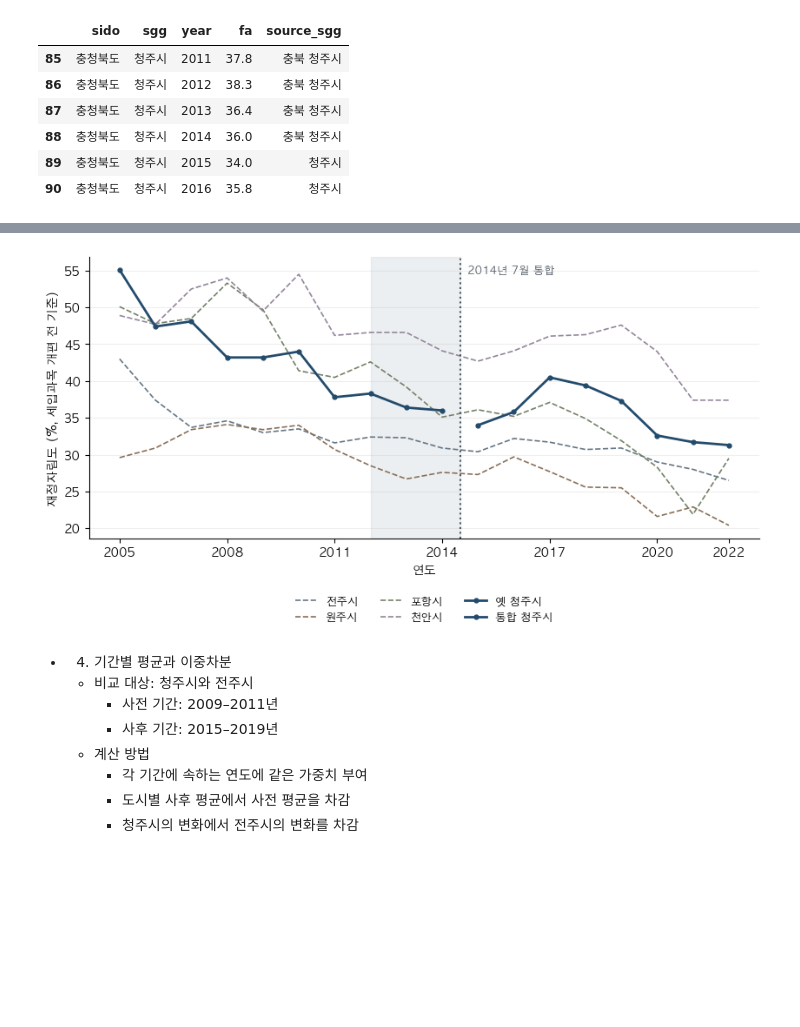
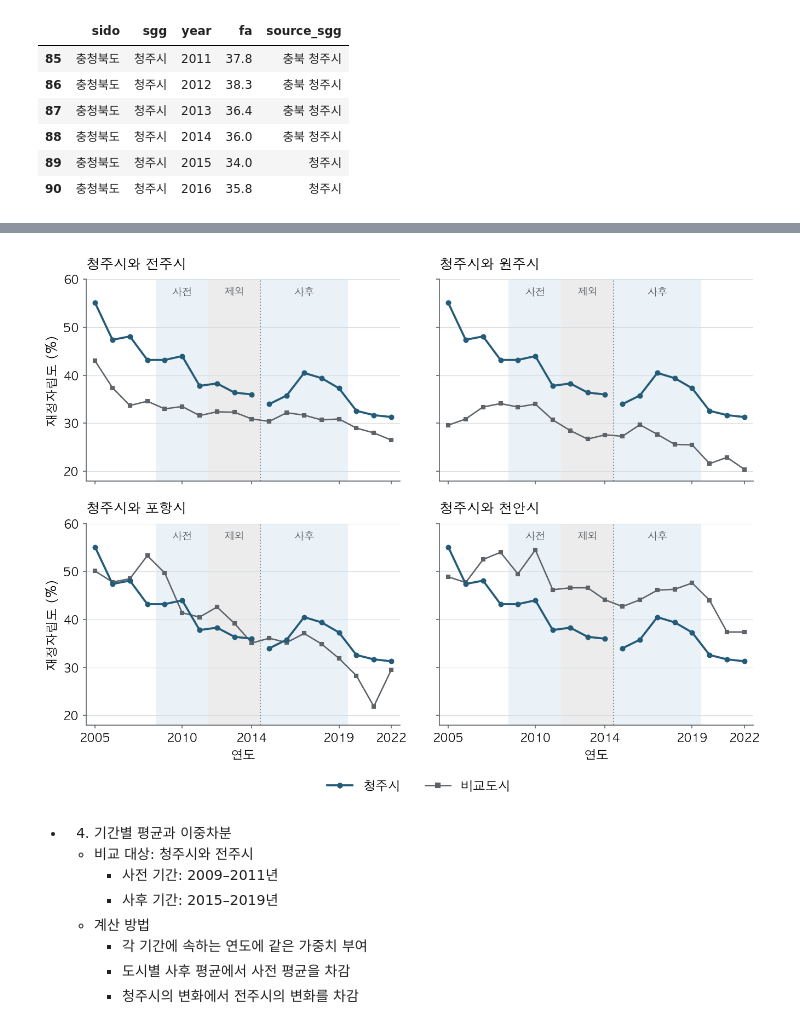
Before and after one commit to hyuntaechoi634/policy-evaluation-ch07-code, a Jupyter notebook: cheongju_did.ipynb, the cells around one changed output, grey strips where cells are left out. Saved outputs shown, nothing was run; the diff lists cells and outputs as text; code cells hidden in the pictures; blank space fills up the shorter version.

Commit message:
Clarify trend comparisons and analysis periods

```diff
--- a/cheongju_did.ipynb
+++ b/cheongju_did.ipynb
@@ -112,45 +114,72 @@ df[df["sgg"].eq("청주시") & df["year"].between(2011, 2016)]
 # %%
-def plot_trends(df, treated, controls):
+def plot_trends(df, treated, controls, out=None):
     available = {f.name for f in font_manager.fontManager.ttflist}
     for font in ["AppleGothic", "Malgun Gothic", "NanumGothic",
                  "Noto Sans CJK KR"]:
         if font in available:
             mpl.rcParams["font.family"] = font
             break
     mpl.rcParams["axes.unicode_minus"] = False
+    mpl.rcParams["pdf.fonttype"] = 42
     keep = df[df["sgg"].isin([treated] + controls)
               & df["year"].between(2005, 2022)]
-    fig, ax = plt.subplots(figsize=(8.5, 4.6))
-    colors = ["#657785", "#8a7059", "#738268", "#92869c"]
-    for city, color in zip(controls, colors):
+    fig, axes = plt.subplots(2, 2, figsize=(9, 6.8),
+                             sharex=True, sharey=True)
+    blue, gray = "#245b78", "#5d6368"
+    for ax, city in zip(axes.flat, controls):
+        # Integer x values represent annual budgets. Half-year edges mark
+        # the complete sets of annual observations used in each period.
+        ax.axvspan(2008.5, 2011.5, color="#eaf2f7", zorder=0)
+        ax.axvspan(2011.5, 2014.5, color="#ececec", zorder=0)
+        ax.axvspan(2014.5, 2019.5, color="#eaf2f7", zorder=0)
+        ax.axvline(2014.5, color="#858b90", linestyle=":", linewidth=1)
         sub = keep[keep["sgg"] == city]
-        ax.plot(sub["year"], sub["fa"], "--", color=color,
-                linewidth=1.2, label=city)
-    for original, label in [("충북 청주시", "옛 청주시"),
-                             ("청주시", "통합 청주시")]:
-        sub = keep[(keep["sgg"] == treated)
-                   & (keep["source_sgg"] == original)]
-        ax.plot(sub["year"], sub["fa"], "o-", color="#234b6c",
-                markersize=3.5, linewidth=2, label=label)
-    ax.axvline(2014.5, color="#4c5661", linestyle=":")
-    ax.axvspan(2012, 2014.5, color="#dae0e5", alpha=0.5)
-    ax.text(2014.7, ax.get_ylim()[1] - 1, "2014년 7월 통합",
-            fontsize=9, va="top", color="#4c5661")
-    ax.set_xlabel("연도")
-    ax.set_xticks([2005, 2008, 2011, 2014, 2017, 2020, 2022])
-    ax.set_ylabel("재정자립도 (%, 세입과목 개편 전 기준)")
-    ax.legend(loc="upper center", bbox_to_anchor=(0.5, -0.17),
-              ncol=3, fontsize=9, frameon=False)
-    ax.grid(axis="y", alpha=0.2)
-    ax.spines[["top", "right"]].set_visible(False)
-    fig.tight_layout()
+        ax.plot(sub["year"], sub["fa"], "s-", color=gray,
+                markersize=3.2, linewidth=1.25, label=city, zorder=3)
+        for original, label in [("충북 청주시", "옛 청주시"),
+                                 ("청주시", "통합 청주시")]:
+            sub = keep[(keep["sgg"] == treated)
+                       & (keep["source_sgg"] == original)]
+            ax.plot(sub["year"], sub["fa"], "o-", color=blue,
+                    markersize=3.8, linewidth=1.8, label=label, zorder=4)
+        ax.set_title(f"청주시와 {city}", loc="left", fontsize=12, pad=10)
+        for year, label in [(2010, "사전"), (2013, "제외"), (2017, "사후")]:
+            ax.text(year, 57.5, label, ha="center", va="center",
+                    fontsize=9, color=gray)
+        ax.set_xlim(2004.5, 2022.5)
+        ax.set_ylim(18, 60)
+        ax.set_xticks([2005, 2010, 2014, 2019, 2022])
+        ax.set_yticks([20, 30, 40, 50, 60])
+        ax.tick_params(labelsize=10, length=3, color=gray)
+        ax.grid(axis="y", color="#d9dfe4", linewidth=0.6, zorder=1)
+        ax.spines[["top", "right"]].set_visible(False)
+        for side in ["left", "bottom"]:
+            ax.spines[side].set_color(gray)
+    for ax in axes[:, 0]:
+        ax.set_ylabel("재정자립도 (%)", fontsize=11)
+    for ax in axes[1, :]:
+        ax.set_xlabel("연도", fontsize=11)
+    from matplotlib.lines import Line2D
+    handles = [Line2D([], [], color=blue, marker="o", linewidth=1.8,
+                      markersize=4, label="청주시"),
+               Line2D([], [], color=gray, marker="s", linewidth=1.25,
+                      markersize=4, label="비교도시")]
+    fig.legend(handles=handles, loc="lower center", ncol=2,
+               frameon=False, fontsize=11, bbox_to_anchor=(0.52, 0))
+    fig.tight_layout(rect=(0, 0.055, 1, 1), h_pad=1.5, w_pad=2)
+    if out is not None:
+        out = Path(out)
+        out.parent.mkdir(parents=True, exist_ok=True)
+        fig.savefig(out, dpi=250, bbox_inches="tight")
+        fig.savefig(out.with_suffix(".pdf"), bbox_inches="tight")
+        plt.close(fig)
     return fig
 
 
 fig = plot_trends(df, "청주시", CONTROL_POOL)
 plt.show()
 # %% [output]
-[figure, old version]
+[figure, new version]
 # %% [markdown]
 - 4. 기간별 평균과 이중차분
     - 비교 대상: 청주시와 전주시
```
Also changed, not shown: parts of 1 cell of this notebook.
